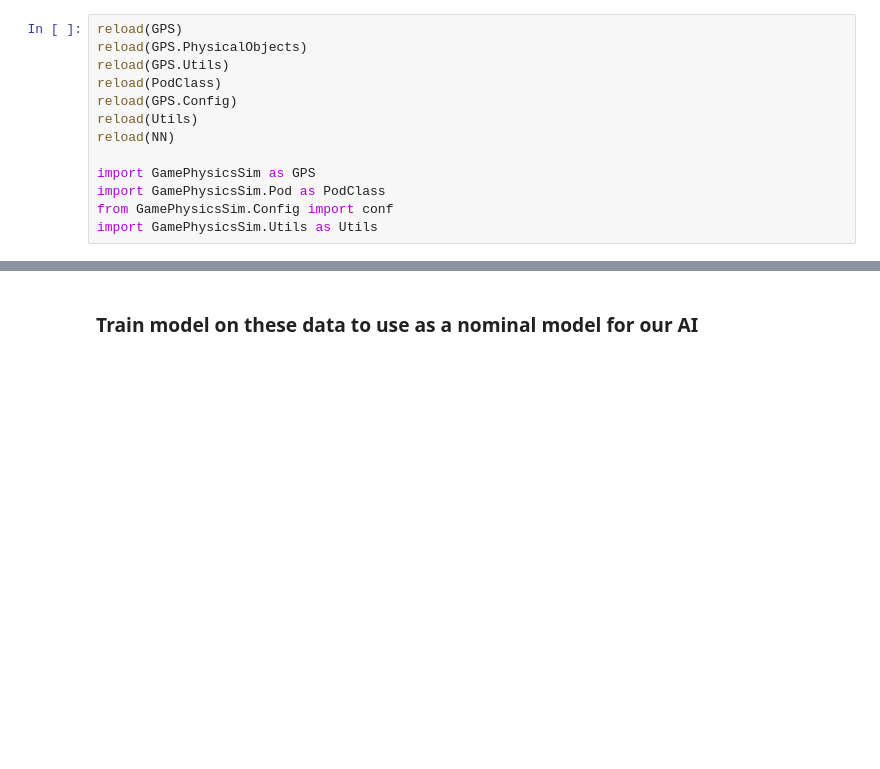
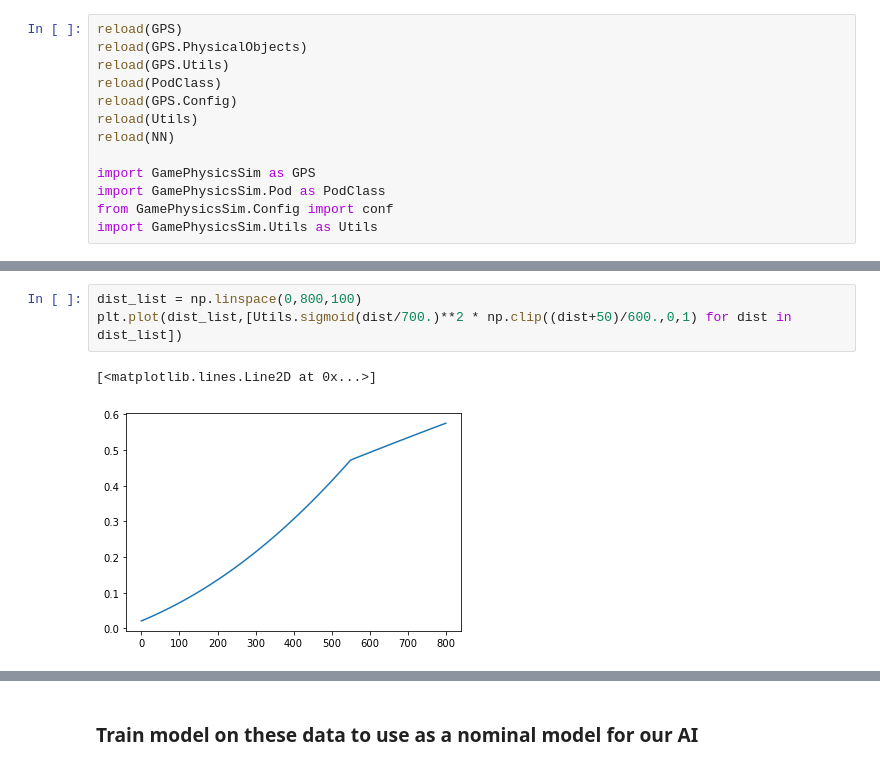
Before and after one commit to bjornah/GamePhysicsSim, a Jupyter notebook: notebooks/TestingNN.ipynb, the cells around one changed output, grey strips where cells are left out. Drawn from its saved outputs; the diff is of its cells as text; blank space fills up the shorter version.

```diff
--- a/notebooks/TestingNN.ipynb
+++ b/notebooks/TestingNN.ipynb
@@ -50,3 +163,9 @@ import GamePhysicsSim.Utils as Utils
+# %%
+dist_list = np.linspace(0,800,100)
+plt.plot(dist_list,[Utils.sigmoid(dist/700.)**2 * np.clip((dist+50)/600.,0,1) for dist in dist_list])
+# %% [output]
+[<matplotlib.lines.Line2D at 0x...>]
+[figure, added]
 # %%
 def CheckPointCheck(pod,CheckPointSize):
     return np.linalg.norm(pod.dest - pod.pos) < CheckPointSize
```
Also changed, not shown: parts of 17 cells of this notebook, 39 other files.
